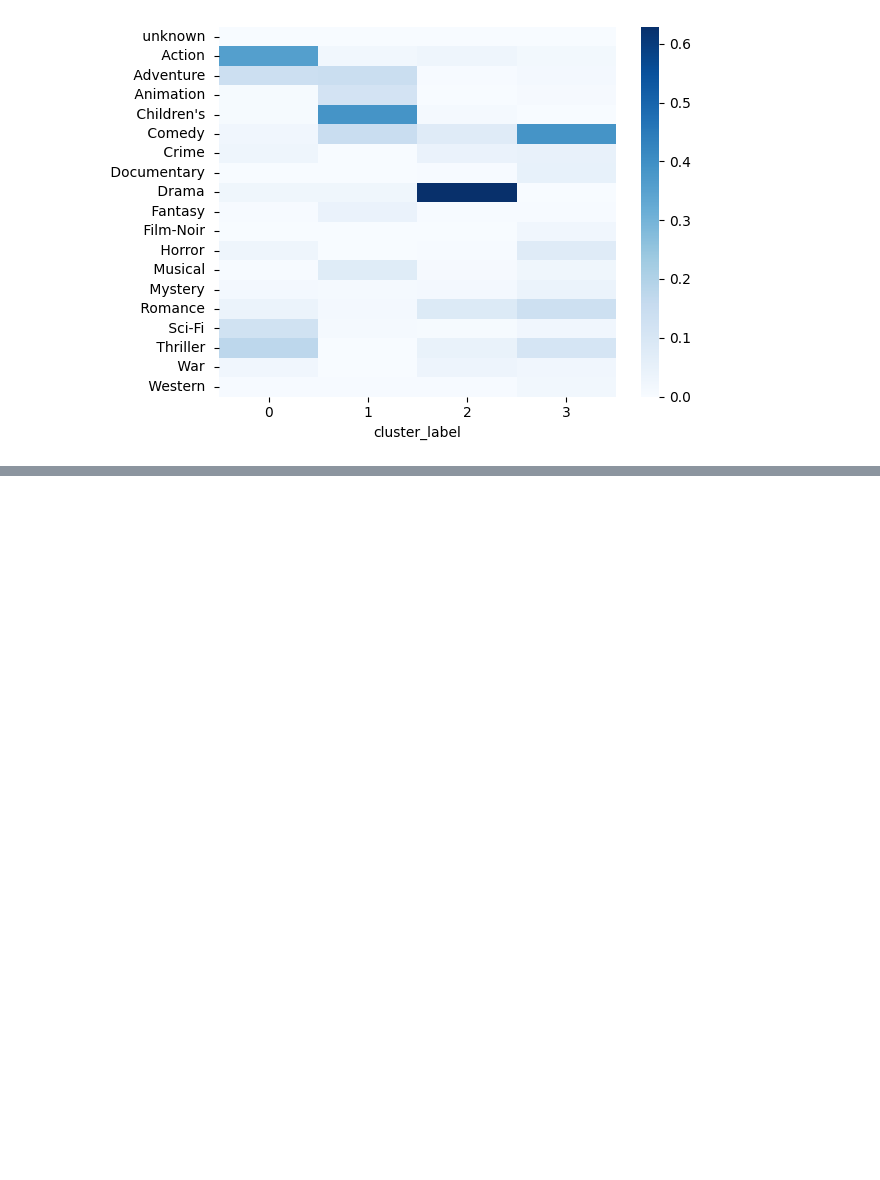
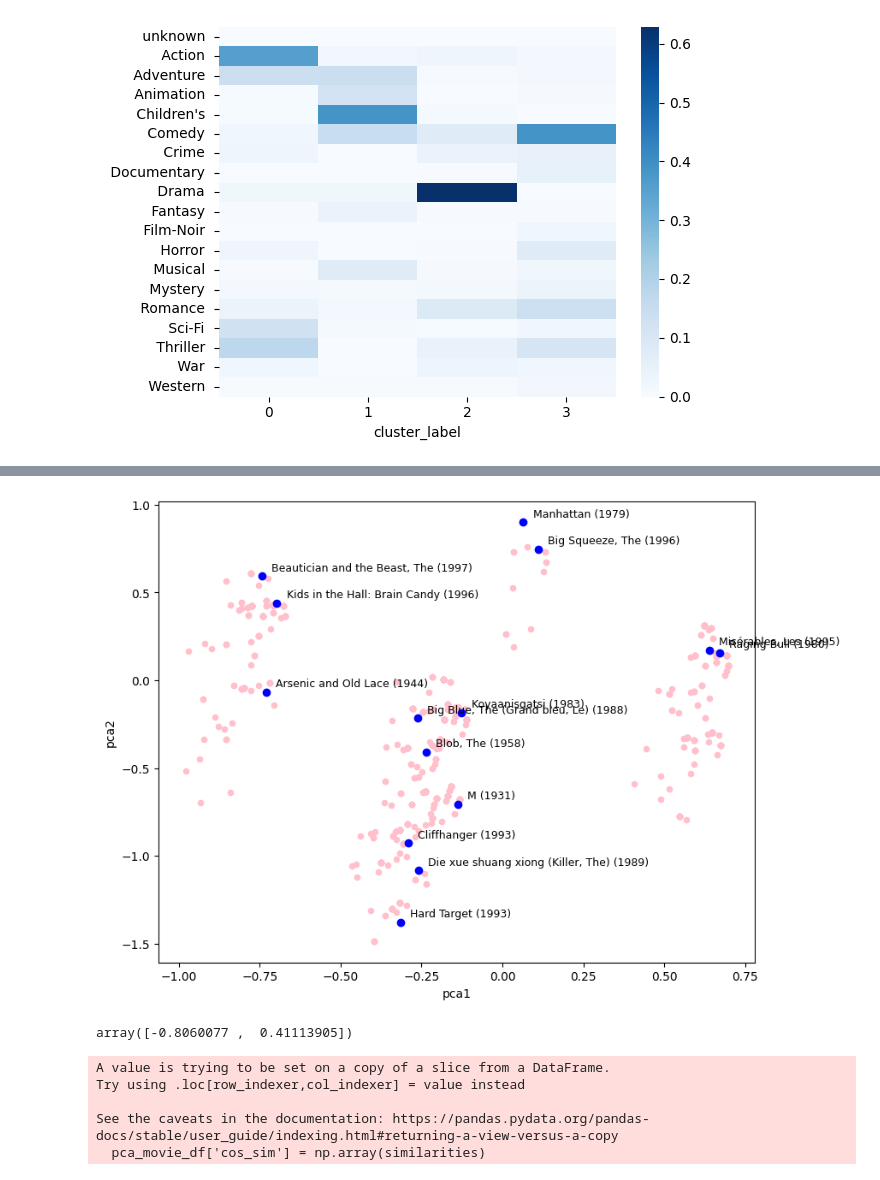
Before and after one commit to Mashall249/Python_practice, a Jupyter notebook: Jupyter/MachineLearning/J/StanderedConcept2.ipynb, the cells around one changed output, grey strips where cells are left out. Cells and saved outputs as stored; diff of their text form; code cells hidden in the pictures; blank space fills up the shorter version.

```diff
--- a/Jupyter/MachineLearning/J/StanderedConcept2.ipynb
+++ b/Jupyter/MachineLearning/J/StanderedConcept2.ipynb
@@ -113,0 +143,4 @@ sns.heatmap((cluster_genre_df / cluster_genre_df.sum()), cmap='Blues')
+# %%
+pca_movie_df = movie_df[[' movie title ']]
+pca_movie_df['pca1'] = X_pca[:,0]
+pca_movie_df['pca2'] = X_pca[:,1]
@@ -113,0 +158,9 @@ sns.heatmap((cluster_genre_df / cluster_genre_df.sum()), cmap='Blues')
+# %%
+pca_movie_df.plot(kind='scatter', x='pca1', y='pca2',figsize=(9,7),color='pink')
+sampled_movie_df = pca_movie_df.sample(14,random_state=0)
+plt.scatter(x=sampled_movie_df['pca1'], y=sampled_movie_df['pca2'],color='blue')
+for i, row in sampled_movie_df.iterrows():
+  x,y, title = row.pca1, row.pca2, row[' movie title ']
+  plt.text(x+.03,y+.03, title, fontsize=9)
+# %% [output]
+[figure, added]
@@ -113,0 +170,20 @@ sns.heatmap((cluster_genre_df / cluster_genre_df.sum()), cmap='Blues')
+# %%
+movie_name = 'Toy Story (1995)'
+movie_vector = pca_movie_df[pca_movie_df[' movie title '] == movie_name][['pca1','pca2']].values[0,:]
+movie_vector
+# %% [output]
+array([-0.8060077 ,  0.41113905])
+# %%
+similarities = []
+for k, row in pca_movie_df[['pca1','pca2']].iterrows():
+  v= [row.pca1, row.pca2]
+  similarity = cos_sim(movie_vector,v)
+  similarities.append(similarity)
+
+pca_movie_df['cos_sim'] = np.array(similarities)
+# %% [output]
+A value is trying to be set on a copy of a slice from a DataFrame.
+Try using .loc[row_indexer,col_indexer] = value instead
+
+See the caveats in the documentation: https://pandas.pydata.org/pandas-docs/stable/user_guide/indexing.html#returning-a-view-versus-a-copy
+  pca_movie_df['cos_sim'] = np.array(similarities)
```
Also changed, not shown: parts of 9 cells of this notebook.
